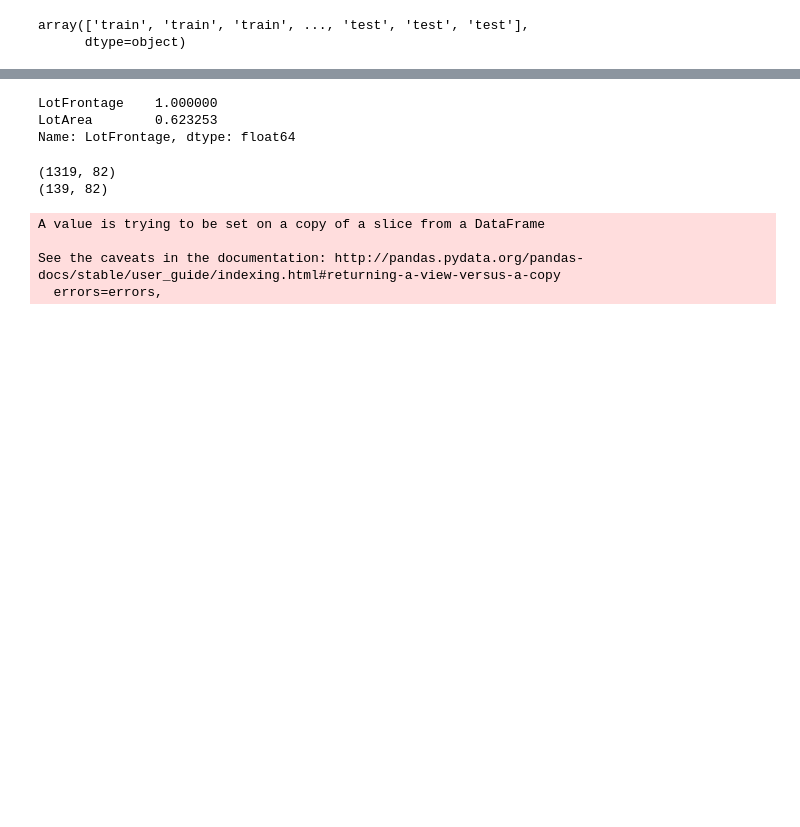
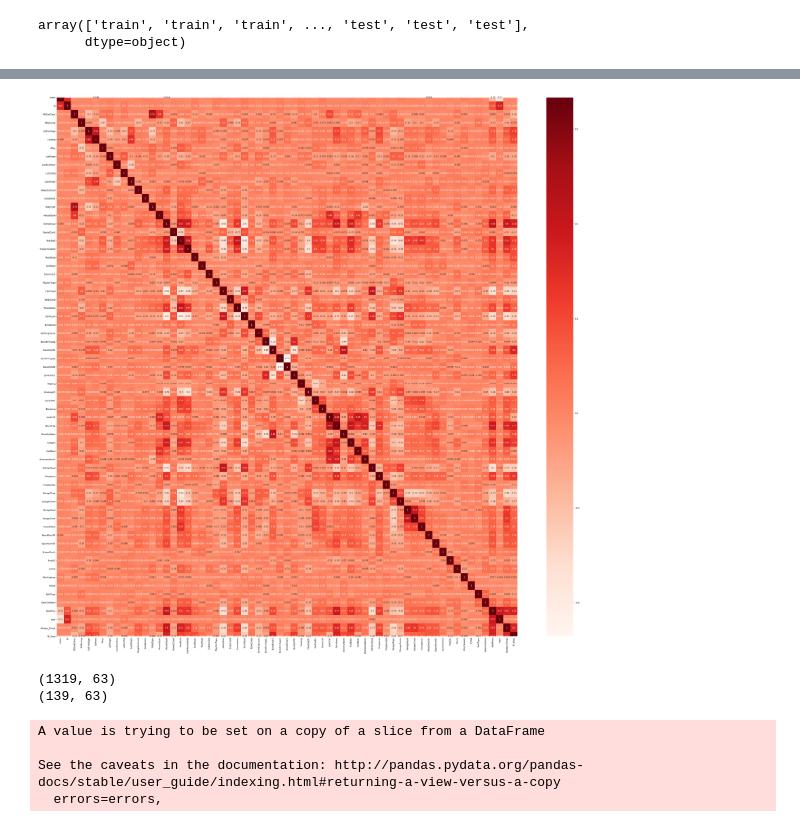
Before and after one commit to RazeNaan/boston_house_price_prediction, a Jupyter notebook: code.ipynb, the cells around one changed output, grey strips where cells are left out. Drawn from its saved outputs; the diff is of its cells as text; code cells hidden in the pictures; blank space fills up the shorter version.

```diff
--- a/code.ipynb
+++ b/code.ipynb
@@ -247,0 +319,13 @@ array(['train', 'train', 'train', ..., 'test', 'test', 'test'],
+# %%
+features = ["1stFlrSF", "TotalBsmtSF"]
+
+# Separating out the features
+x = x_whole.loc[:, features].values
+# Separating out the target
+# y = x_whole.loc[:,['target']].values
+# Standardizing the features
+x = StandardScaler().fit_transform(x)
+
+pca = PCA(n_components=1)
+principalComponents = pca.fit_transform(x)
+principalDf = pd.DataFrame(data = principalComponents, columns = ["SF_area"])
@@ -248,16 +348,12 @@ array(['train', 'train', 'train', ..., 'test', 'test', 'test'],
 # %%
-# x_whole.drop(["LotFrontage"], axis = 1, inplace = True)
+x_whole["SF_Area"] = principalDf["SF_area"]
+x_whole.drop(["1stFlrSF", "TotalBsmtSF", "MoSold"], axis=1, inplace=True)
-# %%
-x_whole["new_col_overall"] = x_whole["OverallCond"] + x_whole["OverallQual"]
-x_whole["new_col_bsmt"] = x_whole["BsmtCond"] + x_whole["BsmtQual"]
-x_whole.drop(["Condition2", "Exterior2nd"], axis=1, inplace=True)
-# %%
-cor = x_whole.corr()
-cor_target = abs(cor["LotFrontage"])
-#Selecting highly correlated features
-relevant_features = cor_target[cor_target > 0.5]
-print(relevant_features)
-# %% [output]
-LotFrontage    1.000000
-LotArea        0.623253
-Name: LotFrontage, dtype: float64
+# %%
+x_whole.drop(["KitchenAbvGr", "BsmtHalfBath", "LowQualFinSF", "Street" ], axis=1, inplace=True)
+# %%
+plt.figure(figsize=(50,48))
+cor = x_whole.corr()
+sns.heatmap(cor, annot=True, cmap=plt.cm.Reds)
+plt.show()
+# %% [output]
+[figure, added]
@@ -264,13 +376,14 @@ Name: LotFrontage, dtype: float64
 # %%
-x_train = x_whole[x_whole["type"] == 1]
-x_test = x_whole[x_whole["type"] == 0]
+x_whole.drop("SalePrice", axis=1, inplace=True)
+x_train = x_whole[x_whole["type"] > 0]
+x_test = x_whole[x_whole["type"] < 0]
 print(x_train.shape)
 print(x_test.shape)
 x_train.drop("type", axis = 1, inplace=True)
 x_test.drop("type", axis = 1, inplace = True)
 # %% [output]
-(1319, 82)
-(139, 82)
+(1319, 63)
+(139, 63)
 A value is trying to be set on a copy of a slice from a DataFrame
 
 See the caveats in the documentation: http://pandas.pydata.org/pandas-docs/stable/user_guide/indexing.html#returning-a-view-versus-a-copy
```
Also changed, not shown: parts of 31 cells of this notebook, 1 other file.
